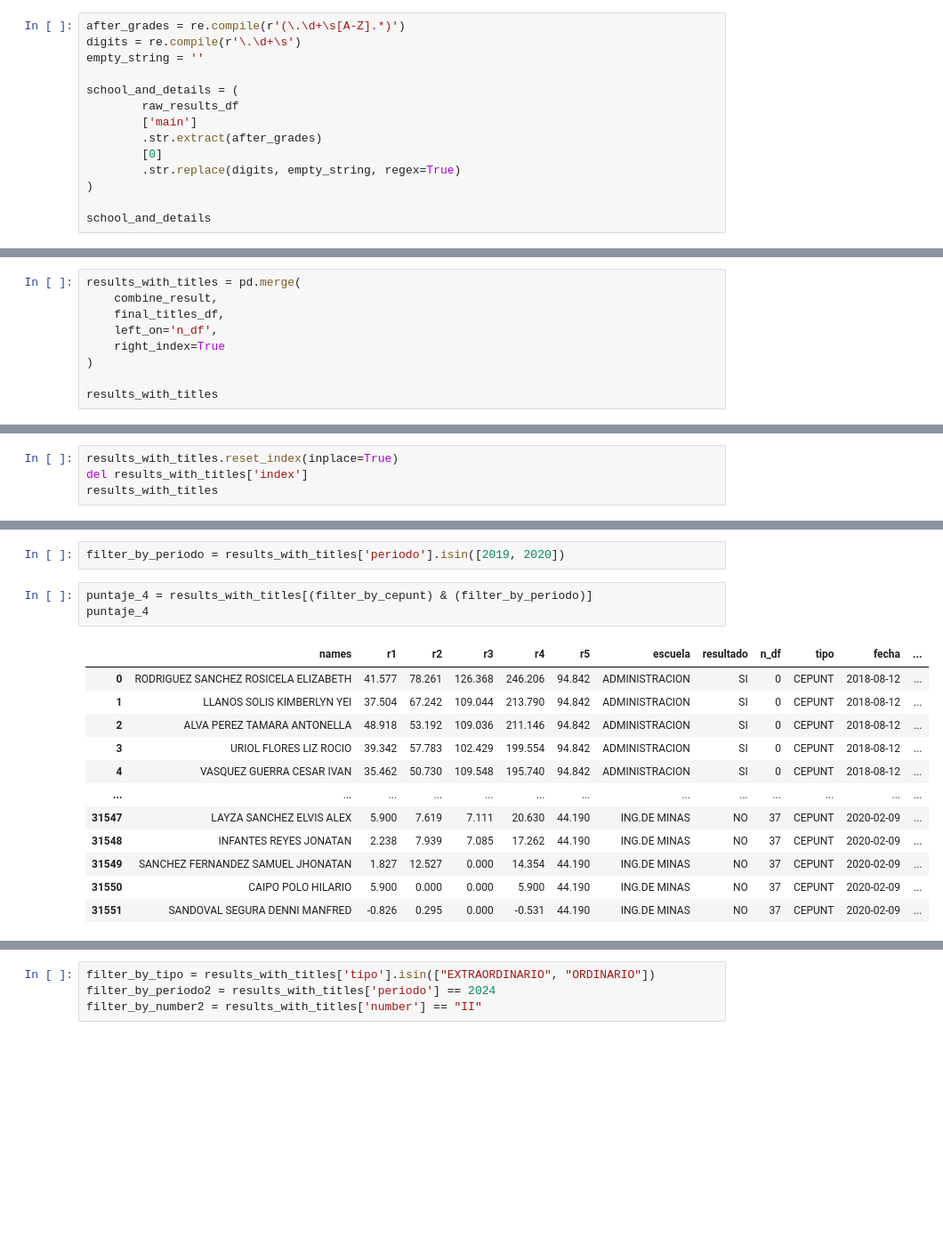
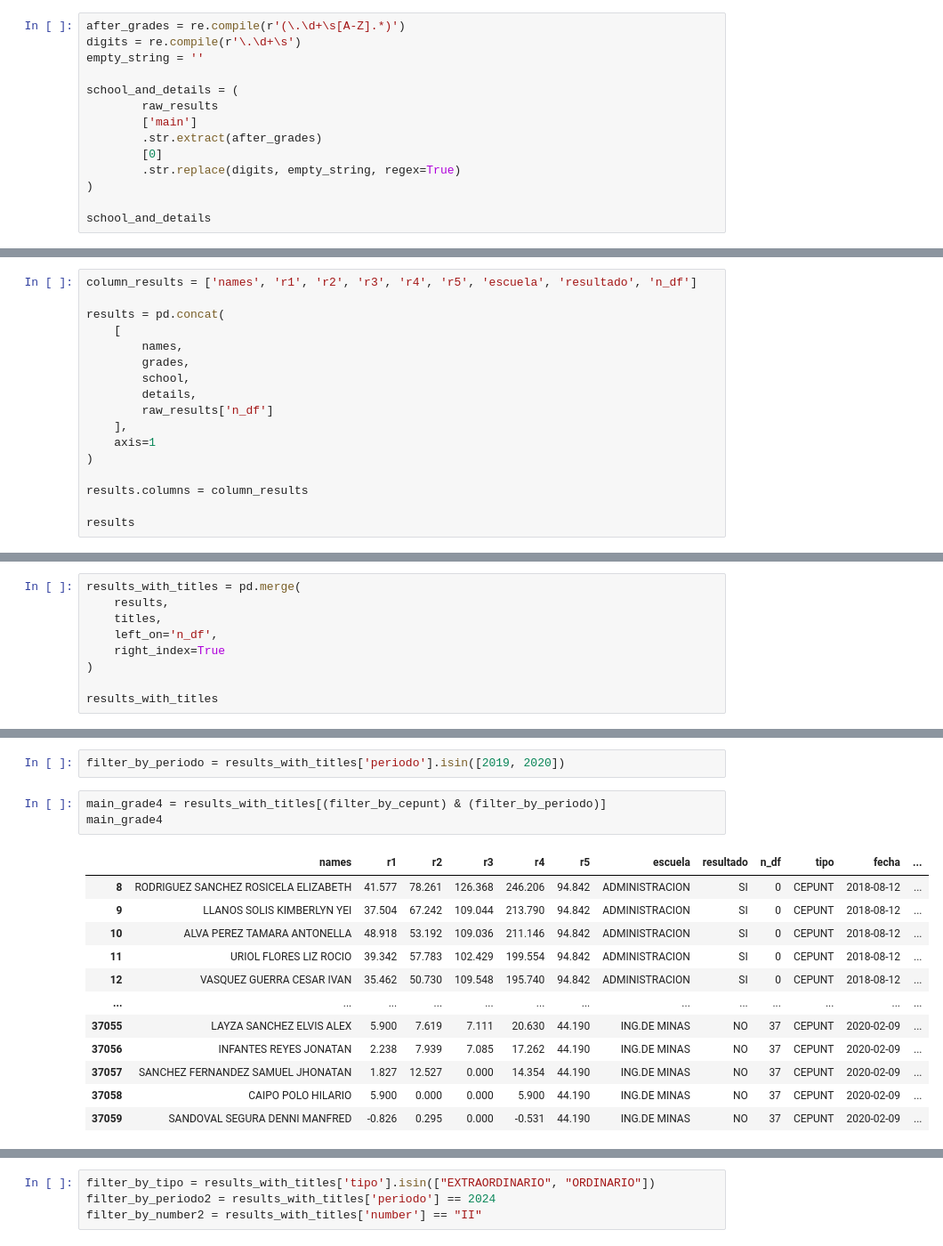
Before and after one commit to jmc012023/resultados-admision, a Jupyter notebook: transform_step_by_step.ipynb, the cells around one changed output, grey strips where cells are left out. Shown at 89% size. Cells and saved outputs as stored; diff of their text form; blank space fills up the shorter version.

```diff
--- a/transform_step_by_step.ipynb
+++ b/transform_step_by_step.ipynb
@@ -986,7 +883,7 @@ digits = re.compile(r'\.\d+\s')
 empty_string = ''
 
 school_and_details = (
-        raw_results_df
+        raw_results
         ['main']
         .str.extract(after_grades)
         [0]
@@ -1154,0 +978,17 @@ combine_result
+# %%
+column_results = ['names', 'r1', 'r2', 'r3', 'r4', 'r5', 'escuela', 'resultado', 'n_df']
+
+results = pd.concat(
+    [
+        names,
+        grades,
+        school,
+        details,
+        raw_results['n_df']
+    ],
+    axis=1
+)
+
+results.columns = column_results
+
+results
@@ -1157,7 +1011,7 @@ combine_result
 # %%
 results_with_titles = pd.merge(
-    combine_result,
-    final_titles_df,
+    results,
+    titles,
     left_on='n_df',
     right_index=True
 )
@@ -1356,4 +1193,0 @@ results_with_titles
-# %%
-results_with_titles.reset_index(inplace=True)
-del results_with_titles['index']
-results_with_titles
@@ -1378,20 +1200,20 @@ filter_by_cepunt = results_with_titles['tipo'] == 'CEPUNT'
 # %%
 filter_by_periodo = results_with_titles['periodo'].isin([2019, 2020])
 # %%
-puntaje_4 = results_with_titles[(filter_by_cepunt) & (filter_by_periodo)]
-puntaje_4
+main_grade4 = results_with_titles[(filter_by_cepunt) & (filter_by_periodo)]
+main_grade4
 # %% [output]
 |  | names | r1 | r2 | r3 | r4 | r5 | escuela | resultado | n_df | tipo | fecha | ... |
-| 0 | RODRIGUEZ SANCHEZ ROSICELA ELIZABETH | 41.577 | 78.261 | 126.368 | 246.206 | 94.842 | ADMINISTRACION | SI | 0 | CEPUNT | 2018-08-12 | ... |
-| 1 | LLANOS SOLIS KIMBERLYN YEI | 37.504 | 67.242 | 109.044 | 213.790 | 94.842 | ADMINISTRACION | SI | 0 | CEPUNT | 2018-08-12 | ... |
-| 2 | ALVA PEREZ TAMARA ANTONELLA | 48.918 | 53.192 | 109.036 | 211.146 | 94.842 | ADMINISTRACION | SI | 0 | CEPUNT | 2018-08-12 | ... |
-| 3 | URIOL FLORES LIZ ROCIO | 39.342 | 57.783 | 102.429 | 199.554 | 94.842 | ADMINISTRACION | SI | 0 | CEPUNT | 2018-08-12 | ... |
-| 4 | VASQUEZ GUERRA CESAR IVAN | 35.462 | 50.730 | 109.548 | 195.740 | 94.842 | ADMINISTRACION | SI | 0 | CEPUNT | 2018-08-12 | ... |
+| 8 | RODRIGUEZ SANCHEZ ROSICELA ELIZABETH | 41.577 | 78.261 | 126.368 | 246.206 | 94.842 | ADMINISTRACION | SI | 0 | CEPUNT | 2018-08-12 | ... |
+| 9 | LLANOS SOLIS KIMBERLYN YEI | 37.504 | 67.242 | 109.044 | 213.790 | 94.842 | ADMINISTRACION | SI | 0 | CEPUNT | 2018-08-12 | ... |
+| 10 | ALVA PEREZ TAMARA ANTONELLA | 48.918 | 53.192 | 109.036 | 211.146 | 94.842 | ADMINISTRACION | SI | 0 | CEPUNT | 2018-08-12 | ... |
+| 11 | URIOL FLORES LIZ ROCIO | 39.342 | 57.783 | 102.429 | 199.554 | 94.842 | ADMINISTRACION | SI | 0 | CEPUNT | 2018-08-12 | ... |
+| 12 | VASQUEZ GUERRA CESAR IVAN | 35.462 | 50.730 | 109.548 | 195.740 | 94.842 | ADMINISTRACION | SI | 0 | CEPUNT | 2018-08-12 | ... |
 | ... | ... | ... | ... | ... | ... | ... | ... | ... | ... | ... | ... | ... |
-| 31547 | LAYZA SANCHEZ ELVIS ALEX | 5.900 | 7.619 | 7.111 | 20.630 | 44.190 | ING.DE MINAS | NO | 37 | CEPUNT | 2020-02-09 | ... |
-| 31548 | INFANTES REYES JONATAN | 2.238 | 7.939 | 7.085 | 17.262 | 44.190 | ING.DE MINAS | NO | 37 | CEPUNT | 2020-02-09 | ... |
-| 31549 | SANCHEZ FERNANDEZ SAMUEL JHONATAN | 1.827 | 12.527 | 0.000 | 14.354 | 44.190 | ING.DE MINAS | NO | 37 | CEPUNT | 2020-02-09 | ... |
-| 31550 | CAIPO POLO HILARIO | 5.900 | 0.000 | 0.000 | 5.900 | 44.190 | ING.DE MINAS | NO | 37 | CEPUNT | 2020-02-09 | ... |
-| 31551 | SANDOVAL SEGURA DENNI MANFRED | -0.826 | 0.295 | 0.000 | -0.531 | 44.190 | ING.DE MINAS | NO | 37 | CEPUNT | 2020-02-09 | ... |
+| 37055 | LAYZA SANCHEZ ELVIS ALEX | 5.900 | 7.619 | 7.111 | 20.630 | 44.190 | ING.DE MINAS | NO | 37 | CEPUNT | 2020-02-09 | ... |
+| 37056 | INFANTES REYES JONATAN | 2.238 | 7.939 | 7.085 | 17.262 | 44.190 | ING.DE MINAS | NO | 37 | CEPUNT | 2020-02-09 | ... |
+| 37057 | SANCHEZ FERNANDEZ SAMUEL JHONATAN | 1.827 | 12.527 | 0.000 | 14.354 | 44.190 | ING.DE MINAS | NO | 37 | CEPUNT | 2020-02-09 | ... |
+| 37058 | CAIPO POLO HILARIO | 5.900 | 0.000 | 0.000 | 5.900 | 44.190 | ING.DE MINAS | NO | 37 | CEPUNT | 2020-02-09 | ... |
+| 37059 | SANDOVAL SEGURA DENNI MANFRED | -0.826 | 0.295 | 0.000 | -0.531 | 44.190 | ING.DE MINAS | NO | 37 | CEPUNT | 2020-02-09 | ... |
 12292 rows × 18 columns
 # %%
```
Also changed, not shown: parts of 104 cells of this notebook.
